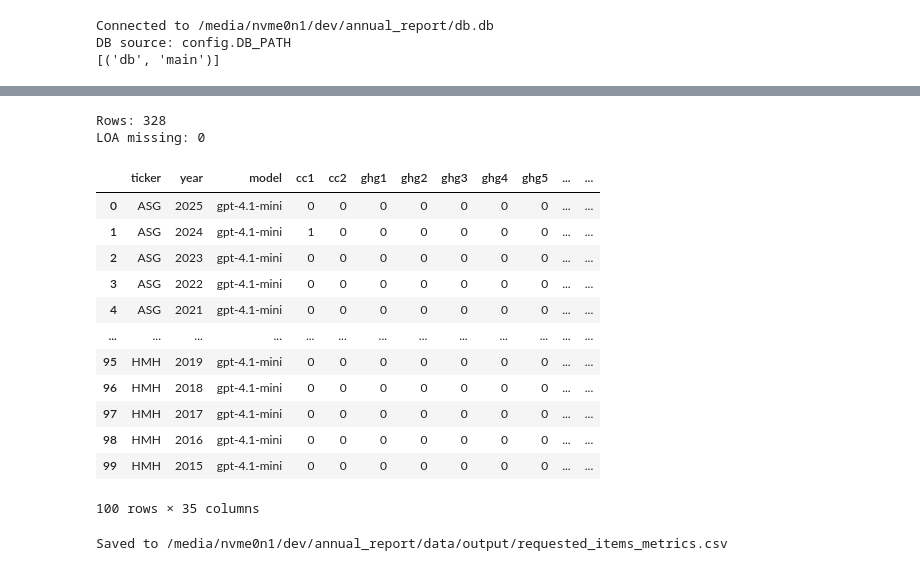
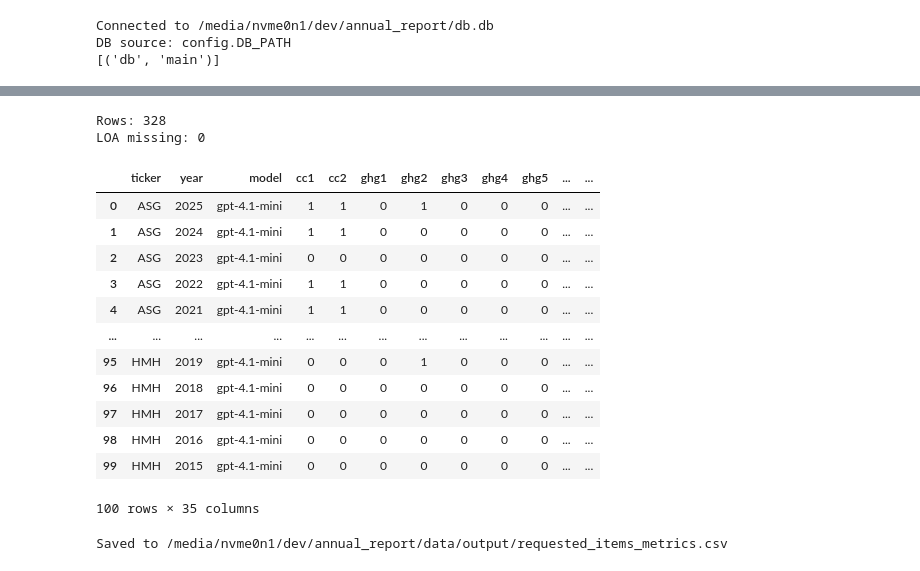
Before and after one commit to KhueNgocDang/llm_annual_report, a Jupyter notebook: duckdb_items_readonly.ipynb, the cells around one changed output, grey strips where cells are left out. Saved outputs shown, nothing was run; the diff lists cells and outputs as text; code cells hidden in the pictures.

```diff
--- a/duckdb_items_readonly.ipynb
+++ b/duckdb_items_readonly.ipynb
@@ -164,26 +164,26 @@ edc_items AS (
         ticker,
         year,
         model,
-        MAX(CASE WHEN category_code = 'CC1' THEN CAST(is_valid AS INTEGER) END) AS cc1,
-        MAX(CASE WHEN category_code = 'CC2' THEN CAST(is_valid AS INTEGER) END) AS cc2,
-        MAX(CASE WHEN category_code = 'GHG1' THEN CAST(is_valid AS INTEGER) END) AS ghg1,
-        MAX(CASE WHEN category_code = 'GHG2' THEN CAST(is_valid AS INTEGER) END) AS ghg2,
-        MAX(CASE WHEN category_code = 'GHG3' THEN CAST(is_valid AS INTEGER) END) AS ghg3,
-        MAX(CASE WHEN category_code = 'GHG4' THEN CAST(is_valid AS INTEGER) END) AS ghg4,
-        MAX(CASE WHEN category_code = 'GHG5' THEN CAST(is_valid AS INTEGER) END) AS ghg5,
-        MAX(CASE WHEN category_code = 'GHG6' THEN CAST(is_valid AS INTEGER) END) AS ghg6,
-        MAX(CASE WHEN category_code = 'GHG7' THEN CAST(is_valid AS INTEGER) END) AS ghg7,
-        MAX(CASE WHEN category_code = 'EC1' THEN CAST(is_valid AS INTEGER) END) AS ec1,
-        MAX(CASE WHEN category_code = 'EC2' THEN CAST(is_valid AS INTEGER) END) AS ec2,
-        MAX(CASE WHEN category_code = 'EC3' THEN CAST(is_valid AS INTEGER) END) AS ec3,
-        MAX(CASE WHEN category_code = 'RC1' THEN CAST(is_valid AS INTEGER) END) AS rc1,
-        MAX(CASE WHEN category_code = 'RC2' THEN CAST(is_valid AS INTEGER) END) AS rc2,
-        MAX(CASE WHEN category_code = 'RC3' THEN CAST(is_valid AS INTEGER) END) AS rc3,
-        MAX(CASE WHEN category_code = 'RC4' THEN CAST(is_valid AS INTEGER) END) AS rc4,
-        MAX(CASE WHEN category_code = 'ACC1' THEN CAST(is_valid AS INTEGER) END) AS acc1,
-        MAX(CASE WHEN category_code = 'ACC2' THEN CAST(is_valid AS INTEGER) END) AS acc2
+        MAX(CASE WHEN category_code = 'CC1_alt_two' THEN CAST(is_valid AS INTEGER) END) AS cc1,
+        MAX(CASE WHEN category_code = 'CC2_alt_two' THEN CAST(is_valid AS INTEGER) END) AS cc2,
+        MAX(CASE WHEN category_code = 'GHG1_alt_two' THEN CAST(is_valid AS INTEGER) END) AS ghg1,
+        MAX(CASE WHEN category_code = 'GHG2_alt_two' THEN CAST(is_valid AS INTEGER) END) AS ghg2,
+        MAX(CASE WHEN category_code = 'GHG3_alt_two' THEN CAST(is_valid AS INTEGER) END) AS ghg3,
+        MAX(CASE WHEN category_code = 'GHG4_alt_two' THEN CAST(is_valid AS INTEGER) END) AS ghg4,
+        MAX(CASE WHEN category_code = 'GHG5_alt_two' THEN CAST(is_valid AS INTEGER) END) AS ghg5,
+        MAX(CASE WHEN category_code = 'GHG6_alt_two' THEN CAST(is_valid AS INTEGER) END) AS ghg6,
+        MAX(CASE WHEN category_code = 'GHG7_alt_two' THEN CAST(is_valid AS INTEGER) END) AS ghg7,
+        MAX(CASE WHEN category_code = 'EC1_alt_two' THEN CAST(is_valid AS INTEGER) END) AS ec1,
+        MAX(CASE WHEN category_code = 'EC2_alt_two' THEN CAST(is_valid AS INTEGER) END) AS ec2,
+        MAX(CASE WHEN category_code = 'EC3_alt_two' THEN CAST(is_valid AS INTEGER) END) AS ec3,
+        MAX(CASE WHEN category_code = 'RC1_alt_two' THEN CAST(is_valid AS INTEGER) END) AS rc1,
+        MAX(CASE WHEN category_code = 'RC2_alt_two' THEN CAST(is_valid AS INTEGER) END) AS rc2,
+        MAX(CASE WHEN category_code = 'RC3_alt_two' THEN CAST(is_valid AS INTEGER) END) AS rc3,
+        MAX(CASE WHEN category_code = 'RC4_alt_two' THEN CAST(is_valid AS INTEGER) END) AS rc4,
+        MAX(CASE WHEN category_code = 'ACC1_alt_two' THEN CAST(is_valid AS INTEGER) END) AS acc1,
+        MAX(CASE WHEN category_code = 'ACC2_alt_two' THEN CAST(is_valid AS INTEGER) END) AS acc2
     FROM inference_results
-    WHERE category_code IN ('ACC1','ACC2','CC1','CC2','EC1','EC2','EC3','GHG1','GHG2','GHG3','GHG4','GHG5','GHG6','GHG7','RC1','RC2','RC3','RC4')
+    WHERE category_code IN ('ACC1_alt_two','ACC2_alt_two','CC1_alt_two','CC2_alt_two','EC1_alt_two','EC2_alt_two','EC3_alt_two','GHG1_alt_two','GHG2_alt_two','GHG3_alt_two','GHG4_alt_two','GHG5_alt_two','GHG6_alt_two','GHG7_alt_two','RC1_alt_two','RC2_alt_two','RC3_alt_two','RC4_alt_two')
     GROUP BY ticker, year, model
 ) ,
 gov_base AS (
@@ -228,14 +228,11 @@ gov_profile AS (
         COALESCE(p.proper_s2_carbon_disc, 0) AS proper_s2_carbon_disc,
         COALESCE(p.proper_s2_reduction, 0) AS proper_s2_reduction,
         COALESCE(p.proper_s2_efficiency, 0) AS proper_s2_efficiency,
-        CASE
-            WHEN COALESCE((
-                SELECT COUNT(*)
-                FROM json_each(COALESCE(d.details_json, '[]')) jd
-                WHERE lower(trim(COALESCE(json_extract_string(jd.value, '$.gender'), ''))) IN ('female', 'nữ', 'nu')
-            ), 0) > 0 THEN 1
-            ELSE 0
-        END AS woman
+        COALESCE((
+            SELECT COUNT(*)
+            FROM json_each(COALESCE(d.details_json, '[]')) jd
+            WHERE lower(trim(COALESCE(json_extract_string(jd.value, '$.gender'), ''))) IN ('female', 'nữ', 'nu')
+        ), 0) AS woman
     FROM gov_base b
     LEFT JOIN gov_dir d
       ON d.ticker = b.ticker AND d.year = b.year AND d.model = b.model
@@ -340,40 +337,40 @@ WHERE g.ticker in
 'TPS',
 'TR1',
 'TUG',
 'VFC',
 'VGP',
 'VGR',
 'VIN',
 'VMS',
 'VMT',
 'VNF',
 'VNL',
 'VSA',
 'VSC',
 'VSE',
 'VSM',
 'VTP',
 'VXT',
 'WCS',
 'WTC')
 ORDER BY g.ticker, g.year DESC, g.model
 """
 
 df = con.execute(sql).df()
 print('Rows:', len(df))
 print('LOA missing:', int(df['loa'].isna().sum()))
 display(df.head(100))
 # %% [output]
 Rows: 328
 LOA missing: 0
 |  | ticker | year | model | cc1 | cc2 | ghg1 | ghg2 | ghg3 | ghg4 | ghg5 | ... | ... |
-| 0 | ASG | 2025 | gpt-4.1-mini | 0 | 0 | 0 | 0 | 0 | 0 | 0 | ... | ... |
-| 1 | ASG | 2024 | gpt-4.1-mini | 1 | 0 | 0 | 0 | 0 | 0 | 0 | ... | ... |
+| 0 | ASG | 2025 | gpt-4.1-mini | 1 | 1 | 0 | 1 | 0 | 0 | 0 | ... | ... |
+| 1 | ASG | 2024 | gpt-4.1-mini | 1 | 1 | 0 | 0 | 0 | 0 | 0 | ... | ... |
 | 2 | ASG | 2023 | gpt-4.1-mini | 0 | 0 | 0 | 0 | 0 | 0 | 0 | ... | ... |
-| 3 | ASG | 2022 | gpt-4.1-mini | 0 | 0 | 0 | 0 | 0 | 0 | 0 | ... | ... |
-| 4 | ASG | 2021 | gpt-4.1-mini | 0 | 0 | 0 | 0 | 0 | 0 | 0 | ... | ... |
+| 3 | ASG | 2022 | gpt-4.1-mini | 1 | 1 | 0 | 0 | 0 | 0 | 0 | ... | ... |
+| 4 | ASG | 2021 | gpt-4.1-mini | 1 | 1 | 0 | 0 | 0 | 0 | 0 | ... | ... |
 | ... | ... | ... | ... | ... | ... | ... | ... | ... | ... | ... | ... | ... |
-| 95 | HMH | 2019 | gpt-4.1-mini | 0 | 0 | 0 | 0 | 0 | 0 | 0 | ... | ... |
+| 95 | HMH | 2019 | gpt-4.1-mini | 0 | 0 | 0 | 1 | 0 | 0 | 0 | ... | ... |
 | 96 | HMH | 2018 | gpt-4.1-mini | 0 | 0 | 0 | 0 | 0 | 0 | 0 | ... | ... |
 | 97 | HMH | 2017 | gpt-4.1-mini | 0 | 0 | 0 | 0 | 0 | 0 | 0 | ... | ... |
 | 98 | HMH | 2016 | gpt-4.1-mini | 0 | 0 | 0 | 0 | 0 | 0 | 0 | ... | ... |
```
Also changed, not shown: parts of 1 cell of this notebook, 4 other files.
